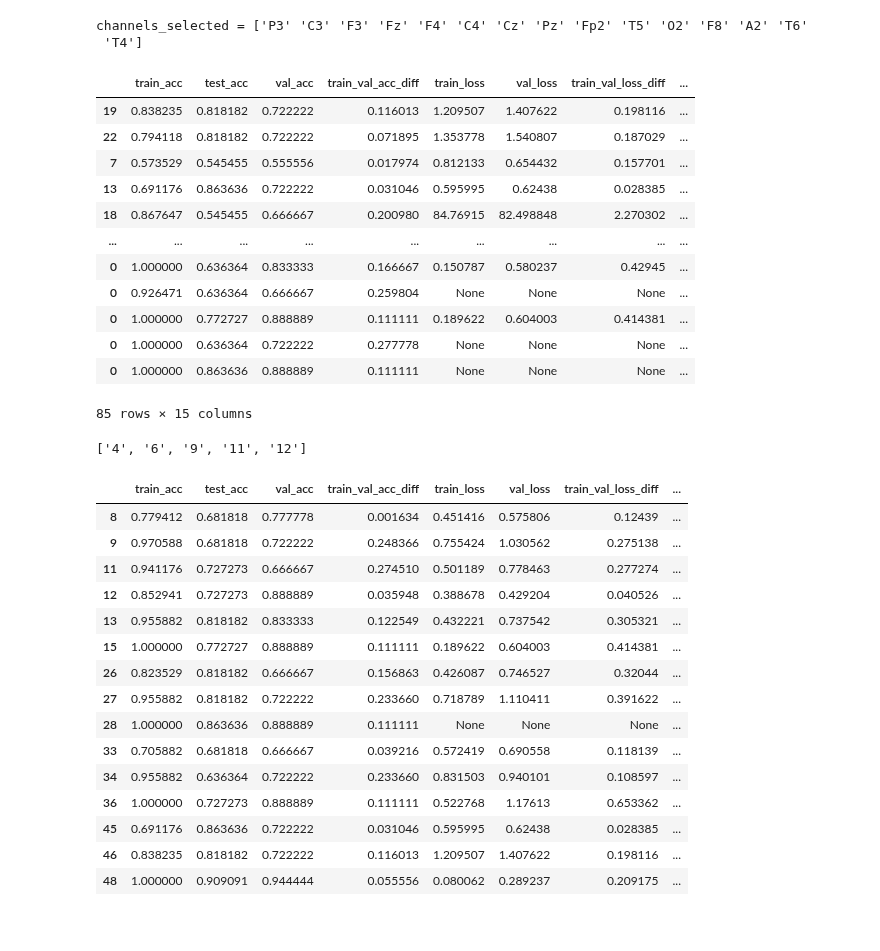
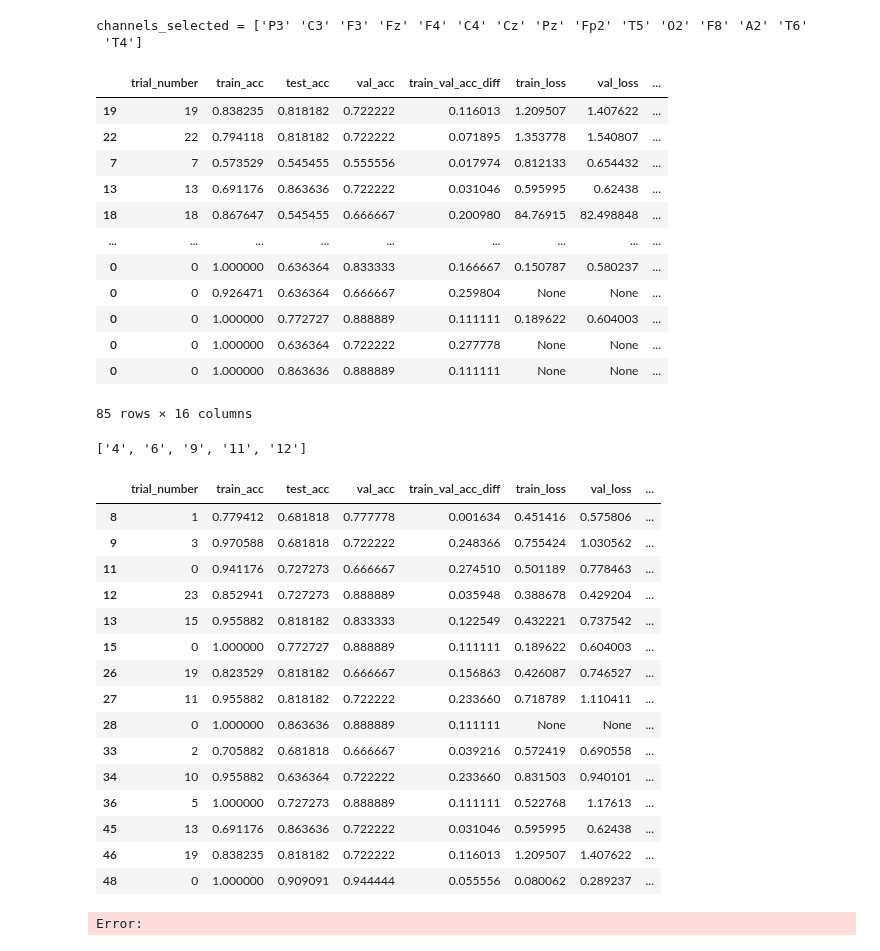
Before and after one commit to Pauligtech/PiEEG_Miniaturization, a Jupyter notebook: model_optimization_tests/generate_models_for_datasets.ipynb, the cells around one changed output. Saved outputs shown, nothing was run; the diff lists cells and outputs as text; code cells hidden in the pictures.

```diff
--- a/model_optimization_tests/generate_models_for_datasets.ipynb
+++ b/model_optimization_tests/generate_models_for_datasets.ipynb
@@ -207,58 +207,62 @@ for subject_model in temp_fatigue_mi_studies_dict:
     # filtered_study_trials_df = filtered_study_trials_df[filtered_study_trials_df['train_acc'] == max(filtered_study_trials_df['train_acc'])]
     # filtered_study_trials_df = filtered_study_trials_df[filtered_study_trials_df['train_val_acc_diff'] == min(filtered_study_trials_df['train_val_acc_diff'])]
     # filtered_study_trials_df = filtered_study_trials_df[filtered_study_trials_df['test_acc'] == max(filtered_study_trials_df['test_acc'])]
+    # Add column trial_number to filtered_study_trials_df
+    filtered_study_trials_df.insert(0, 'trial_number', filtered_study_trials_df.index)
     filtered_study_trials_concat_df = pd.concat([filtered_study_trials_concat_df, filtered_study_trials_df])
 display(filtered_study_trials_concat_df)
 # %% [output]
-|  | train_acc | test_acc | val_acc | train_val_acc_diff | train_loss | val_loss | train_val_loss_diff | ... |
-| 19 | 0.838235 | 0.818182 | 0.722222 | 0.116013 | 1.209507 | 1.407622 | 0.198116 | ... |
-| 22 | 0.794118 | 0.818182 | 0.722222 | 0.071895 | 1.353778 | 1.540807 | 0.187029 | ... |
-| 7 | 0.573529 | 0.545455 | 0.555556 | 0.017974 | 0.812133 | 0.654432 | 0.157701 | ... |
-| 13 | 0.691176 | 0.863636 | 0.722222 | 0.031046 | 0.595995 | 0.62438 | 0.028385 | ... |
-| 18 | 0.867647 | 0.545455 | 0.666667 | 0.200980 | 84.76915 | 82.498848 | 2.270302 | ... |
+|  | trial_number | train_acc | test_acc | val_acc | train_val_acc_diff | train_loss | val_loss | ... |
+| 19 | 19 | 0.838235 | 0.818182 | 0.722222 | 0.116013 | 1.209507 | 1.407622 | ... |
+| 22 | 22 | 0.794118 | 0.818182 | 0.722222 | 0.071895 | 1.353778 | 1.540807 | ... |
+| 7 | 7 | 0.573529 | 0.545455 | 0.555556 | 0.017974 | 0.812133 | 0.654432 | ... |
+| 13 | 13 | 0.691176 | 0.863636 | 0.722222 | 0.031046 | 0.595995 | 0.62438 | ... |
+| 18 | 18 | 0.867647 | 0.545455 | 0.666667 | 0.200980 | 84.76915 | 82.498848 | ... |
 | ... | ... | ... | ... | ... | ... | ... | ... | ... |
-| 0 | 1.000000 | 0.636364 | 0.833333 | 0.166667 | 0.150787 | 0.580237 | 0.42945 | ... |
-| 0 | 0.926471 | 0.636364 | 0.666667 | 0.259804 | None | None | None | ... |
-| 0 | 1.000000 | 0.772727 | 0.888889 | 0.111111 | 0.189622 | 0.604003 | 0.414381 | ... |
-| 0 | 1.000000 | 0.636364 | 0.722222 | 0.277778 | None | None | None | ... |
-| 0 | 1.000000 | 0.863636 | 0.888889 | 0.111111 | None | None | None | ... |
+| 0 | 0 | 1.000000 | 0.636364 | 0.833333 | 0.166667 | 0.150787 | 0.580237 | ... |
+| 0 | 0 | 0.926471 | 0.636364 | 0.666667 | 0.259804 | None | None | ... |
+| 0 | 0 | 1.000000 | 0.772727 | 0.888889 | 0.111111 | 0.189622 | 0.604003 | ... |
+| 0 | 0 | 1.000000 | 0.636364 | 0.722222 | 0.277778 | None | None | ... |
+| 0 | 0 | 1.000000 | 0.863636 | 0.888889 | 0.111111 | None | None | ... |
-85 rows × 15 columns
+85 rows × 16 columns
 # %%
 subjects_to_retain = [4, 6, 9, 11, 12]
 subjects_to_retain_str = [f'{subject}' for subject in subjects_to_retain]
 model_names_to_retain_str = ["shallow_conv_net", "deep_conv_net", "eeg_net"]
 
 rprint(subjects_to_retain_str)
 
 # Convert subjects written as "['1']" to "[1]"
-filtered_study_trials_concat_df['subjects'] = filtered_study_trials_concat_df['subjects'].apply(lambda x: x.replace("[", "").replace("]", "").replace("'", ""))
+filtered_study_trials_concat_df['subjects'] = filtered_study_trials_concat_df['subjects'].apply(lambda x: x[1:-1].replace("'", ""))
 
 # Convert subjects to catagorical
 filtered_study_trials_concat_df['subjects'] = pd.Categorical(filtered_study_trials_concat_df['subjects'].astype(str))
 # filtered_study_trials_concat_df.query(f"subjects in {subjects_to_retain_str} and test_acc > 0.67")
 
 # Get the models with the highest test_acc for each type of model_name (eeg_net, deep_conv_net, etc.) and for each subject (4, 6, 9, 10, 11, 12)
 best_models_df = filtered_study_trials_concat_df.groupby(['subjects', 'model_name']).apply(lambda x: x.nlargest(1, 'test_acc')).reset_index(drop=True)
 best_models_df = best_models_df.query(f"subjects in {subjects_to_retain_str}")
 best_models_df = best_models_df.query(f"model_name in {model_names_to_retain_str}")
 display(best_models_df)
 # %% [output]
 ['4', '6', '9', '11', '12']
-|  | train_acc | test_acc | val_acc | train_val_acc_diff | train_loss | val_loss | train_val_loss_diff | ... |
-| 8 | 0.779412 | 0.681818 | 0.777778 | 0.001634 | 0.451416 | 0.575806 | 0.12439 | ... |
-| 9 | 0.970588 | 0.681818 | 0.722222 | 0.248366 | 0.755424 | 1.030562 | 0.275138 | ... |
-| 11 | 0.941176 | 0.727273 | 0.666667 | 0.274510 | 0.501189 | 0.778463 | 0.277274 | ... |
-| 12 | 0.852941 | 0.727273 | 0.888889 | 0.035948 | 0.388678 | 0.429204 | 0.040526 | ... |
-| 13 | 0.955882 | 0.818182 | 0.833333 | 0.122549 | 0.432221 | 0.737542 | 0.305321 | ... |
-| 15 | 1.000000 | 0.772727 | 0.888889 | 0.111111 | 0.189622 | 0.604003 | 0.414381 | ... |
-| 26 | 0.823529 | 0.818182 | 0.666667 | 0.156863 | 0.426087 | 0.746527 | 0.32044 | ... |
-| 27 | 0.955882 | 0.818182 | 0.722222 | 0.233660 | 0.718789 | 1.110411 | 0.391622 | ... |
-| 28 | 1.000000 | 0.863636 | 0.888889 | 0.111111 | None | None | None | ... |
-| 33 | 0.705882 | 0.681818 | 0.666667 | 0.039216 | 0.572419 | 0.690558 | 0.118139 | ... |
-| 34 | 0.955882 | 0.636364 | 0.722222 | 0.233660 | 0.831503 | 0.940101 | 0.108597 | ... |
-| 36 | 1.000000 | 0.727273 | 0.888889 | 0.111111 | 0.522768 | 1.17613 | 0.653362 | ... |
-| 45 | 0.691176 | 0.863636 | 0.722222 | 0.031046 | 0.595995 | 0.62438 | 0.028385 | ... |
-| 46 | 0.838235 | 0.818182 | 0.722222 | 0.116013 | 1.209507 | 1.407622 | 0.198116 | ... |
-| 48 | 1.000000 | 0.909091 | 0.944444 | 0.055556 | 0.080062 | 0.289237 | 0.209175 | ... |
+|  | trial_number | train_acc | test_acc | val_acc | train_val_acc_diff | train_loss | val_loss | ... |
+| 8 | 1 | 0.779412 | 0.681818 | 0.777778 | 0.001634 | 0.451416 | 0.575806 | ... |
+| 9 | 3 | 0.970588 | 0.681818 | 0.722222 | 0.248366 | 0.755424 | 1.030562 | ... |
+| 11 | 0 | 0.941176 | 0.727273 | 0.666667 | 0.274510 | 0.501189 | 0.778463 | ... |
+| 12 | 23 | 0.852941 | 0.727273 | 0.888889 | 0.035948 | 0.388678 | 0.429204 | ... |
+| 13 | 15 | 0.955882 | 0.818182 | 0.833333 | 0.122549 | 0.432221 | 0.737542 | ... |
+| 15 | 0 | 1.000000 | 0.772727 | 0.888889 | 0.111111 | 0.189622 | 0.604003 | ... |
+| 26 | 19 | 0.823529 | 0.818182 | 0.666667 | 0.156863 | 0.426087 | 0.746527 | ... |
+| 27 | 11 | 0.955882 | 0.818182 | 0.722222 | 0.233660 | 0.718789 | 1.110411 | ... |
+| 28 | 0 | 1.000000 | 0.863636 | 0.888889 | 0.111111 | None | None | ... |
+| 33 | 2 | 0.705882 | 0.681818 | 0.666667 | 0.039216 | 0.572419 | 0.690558 | ... |
+| 34 | 10 | 0.955882 | 0.636364 | 0.722222 | 0.233660 | 0.831503 | 0.940101 | ... |
+| 36 | 5 | 1.000000 | 0.727273 | 0.888889 | 0.111111 | 0.522768 | 1.17613 | ... |
+| 45 | 13 | 0.691176 | 0.863636 | 0.722222 | 0.031046 | 0.595995 | 0.62438 | ... |
+| 46 | 19 | 0.838235 | 0.818182 | 0.722222 | 0.116013 | 1.209507 | 1.407622 | ... |
+| 48 | 0 | 1.000000 | 0.909091 | 0.944444 | 0.055556 | 0.080062 | 0.289237 | ... |
 # %%
 best_models_df.to_csv("./final/best_models.csv")
+# %% [output]
+Error:
```
Also changed, not shown: parts of 1 cell of this notebook, 2 other files.
